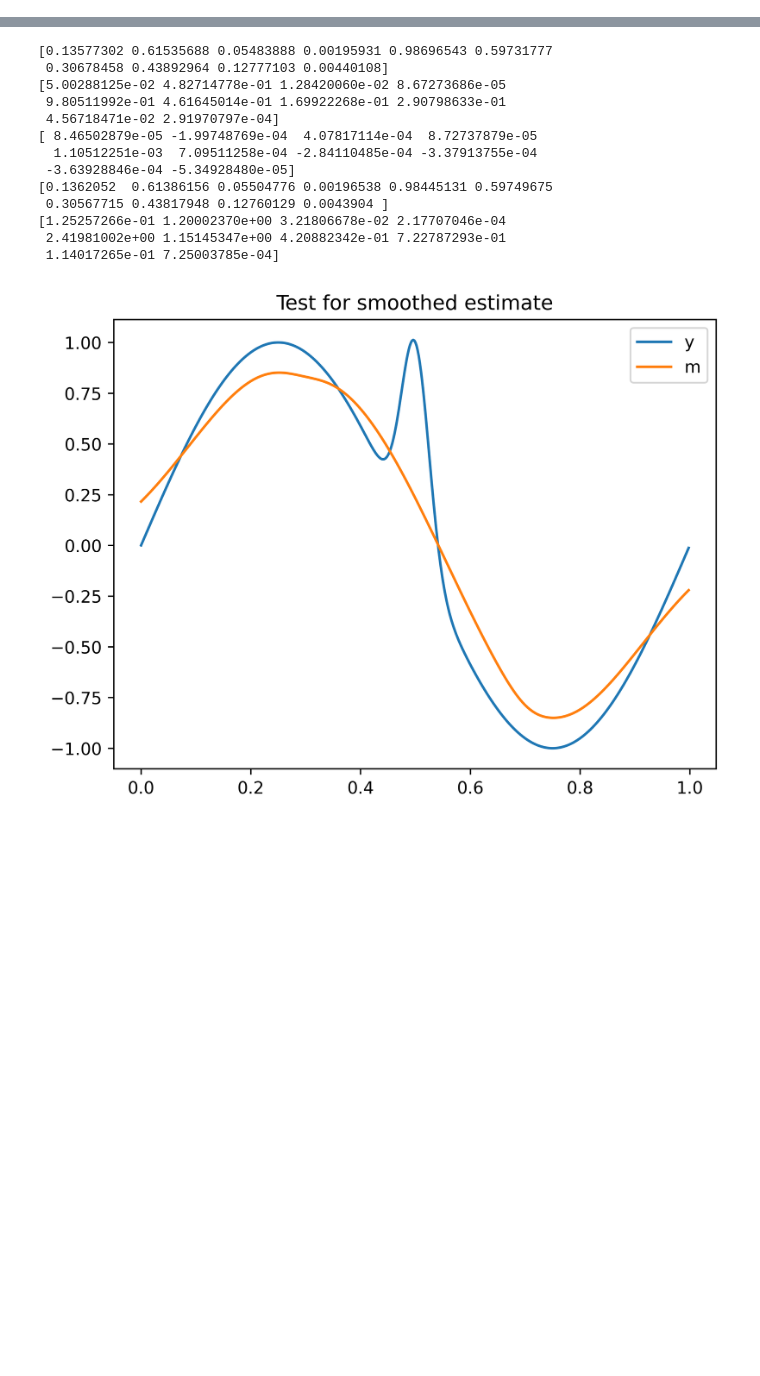
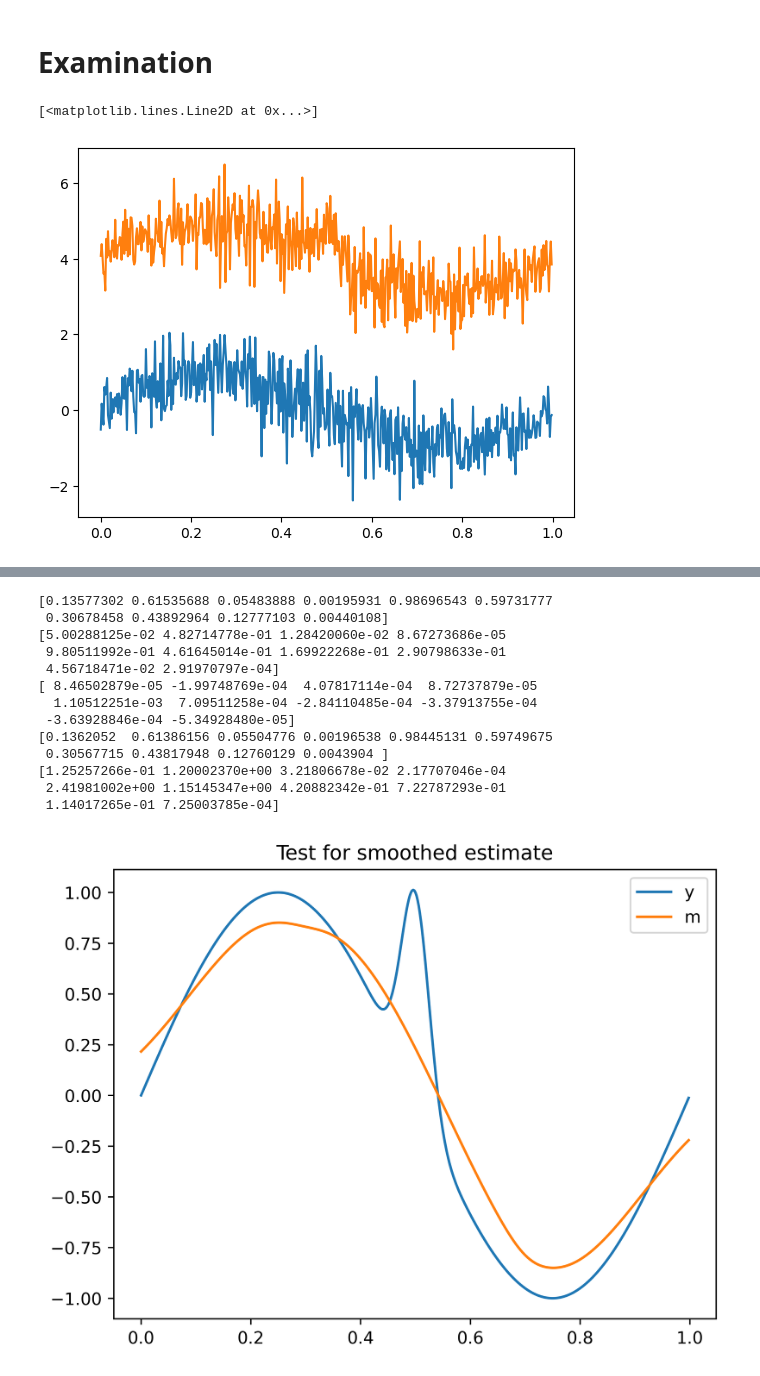
Before and after one commit to JonasEmrich/Wild-Bootstrap-Tests, a Jupyter notebook: wild_bootstrap.ipynb, the cells around one changed output, grey strips where cells are left out. Cells and saved outputs as stored; diff of their text form; code cells hidden in the pictures; blank space fills up the shorter version.

```diff
--- a/wild_bootstrap.ipynb
+++ b/wild_bootstrap.ipynb
@@ -146,0 +196,15 @@ Tn_star.shape
+# %% [markdown]
+# Examination
+# %%
+# plotting generated signals
+N = 500
+x = np.arange(N)/N
+m1 = np.sin(np.pi*2*x)
+m2 = np.sin(np.pi*2*x) + np.exp((-800)*np.power(x-0.5, 2))
+sigma = 0.7 - 1.4*np.square(x-0.5)
+y1, y2 = generate_synthetic_data(m1, m2, sigma)
+plt.plot(x, y1)
+plt.plot(x, y2+4)
+# %% [output]
+[<matplotlib.lines.Line2D at 0x...>]
+[figure, added]
```
Also changed, not shown: parts of 6 cells of this notebook.
